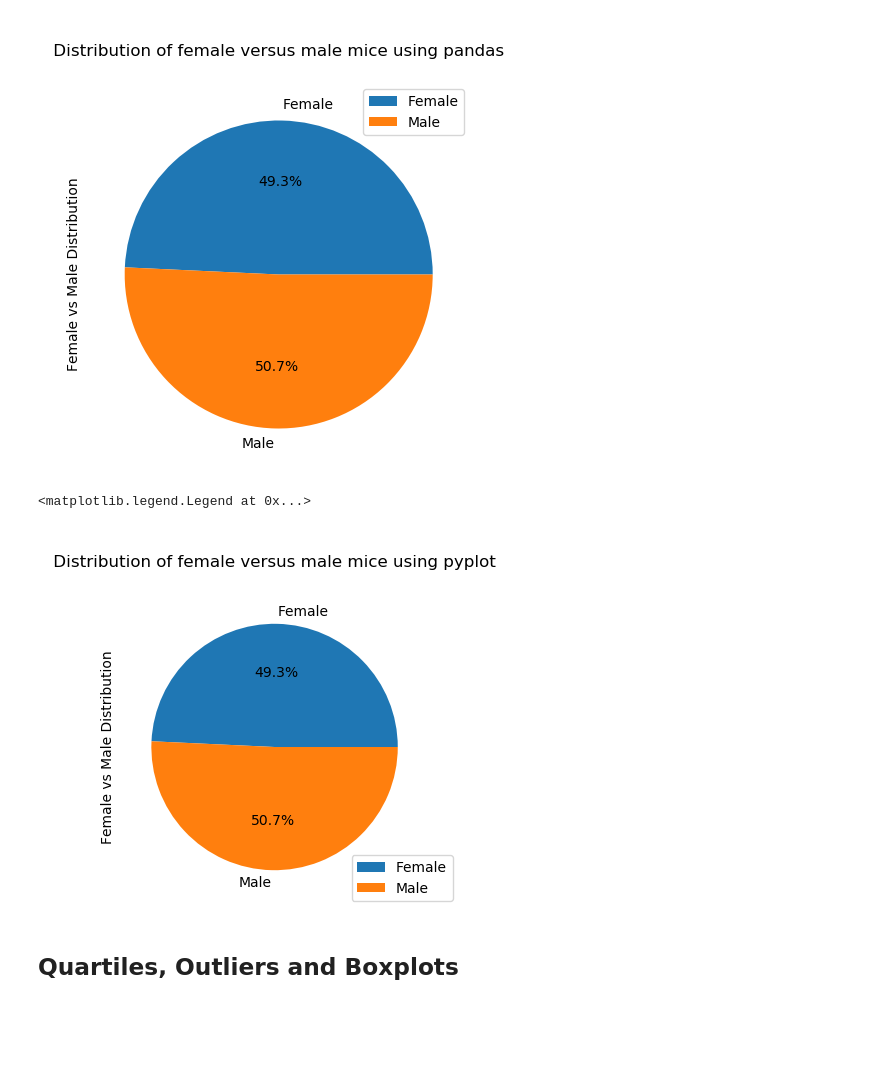
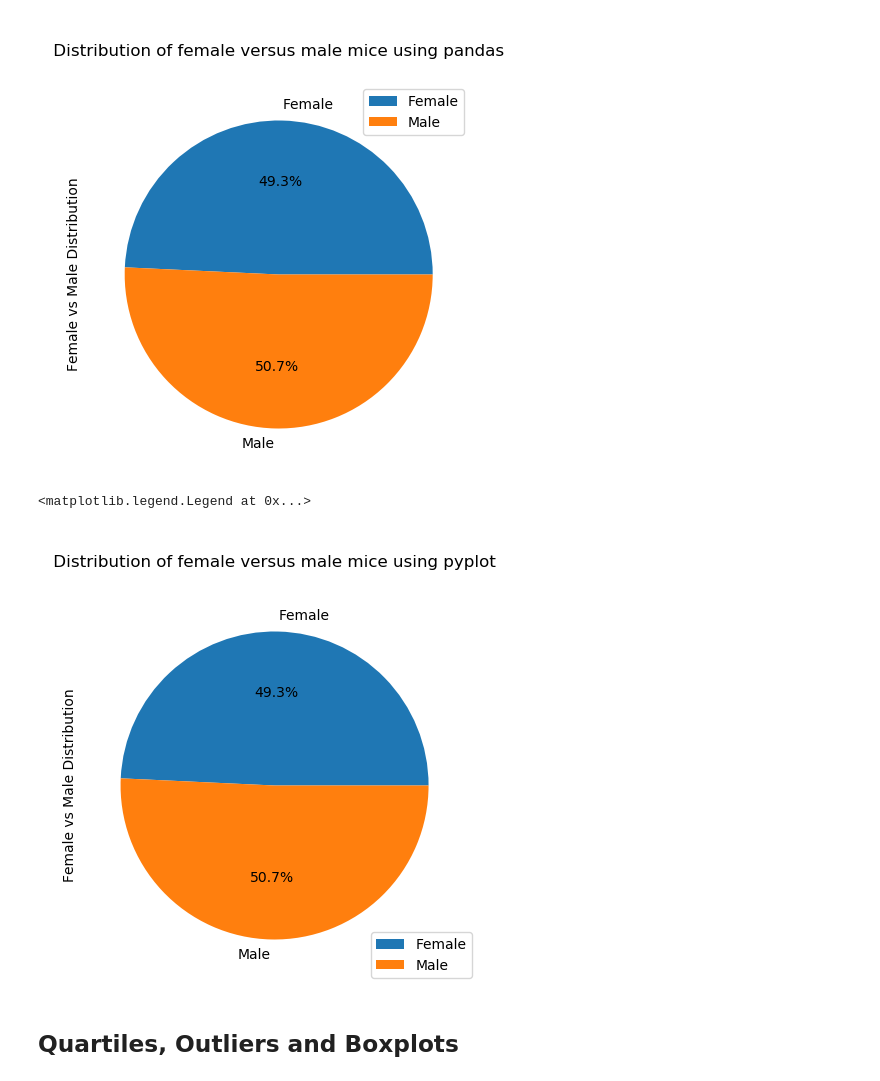
Before and after one commit to mengyin-lee/Matplotlib-challenge, a Jupyter notebook: Pymaceuticals/pymaceuticals_starter.ipynb, the cells around one changed output. Drawn from its saved outputs; the diff is of its cells as text; code cells hidden in the pictures; blank space fills up the shorter version.

```diff
--- a/Pymaceuticals/pymaceuticals_starter.ipynb
+++ b/Pymaceuticals/pymaceuticals_starter.ipynb
@@ -197,23 +195,23 @@ plt.show()
 # %%
 # Generate a pie plot showing the distribution of female versus male mice using pyplot
 plt.style.use('default')
 
-plt.figure(figsize=(4,4))
+plt.figure(figsize=(5,5))
 
 values = gender_dist["Distribution"]
 
 labels = gender_dist.index
 
 plt.pie(values, labels=gender_dist.index, autopct='%1.1f%%', shadow=False)
 
 plt.title("\n Distribution of female versus male mice using pyplot \n")
 
 plt.ylabel("Female vs Male Distribution")
 
 plt.legend(gender_dist.index, loc=(0.75,0))
 # %% [output]
 <matplotlib.legend.Legend at 0x...>
-[figure, old version]
+[figure, new version]
 # %% [markdown]
 ## Quartiles, Outliers and Boxplots
 # %%
```
Also changed, not shown: parts of 8 cells of this notebook.
